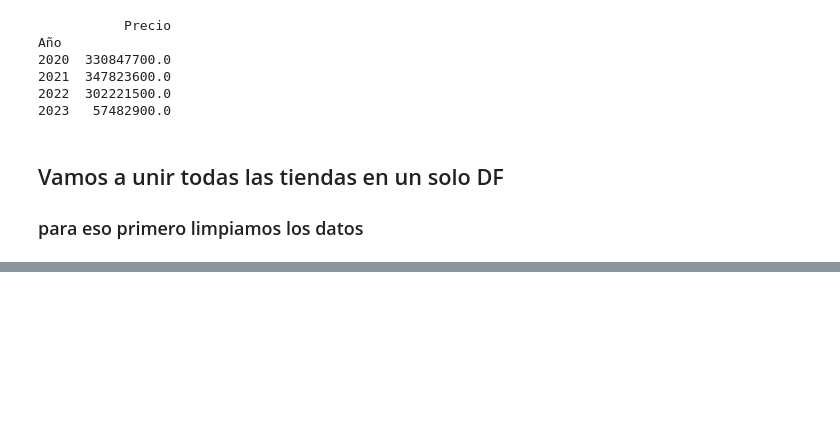
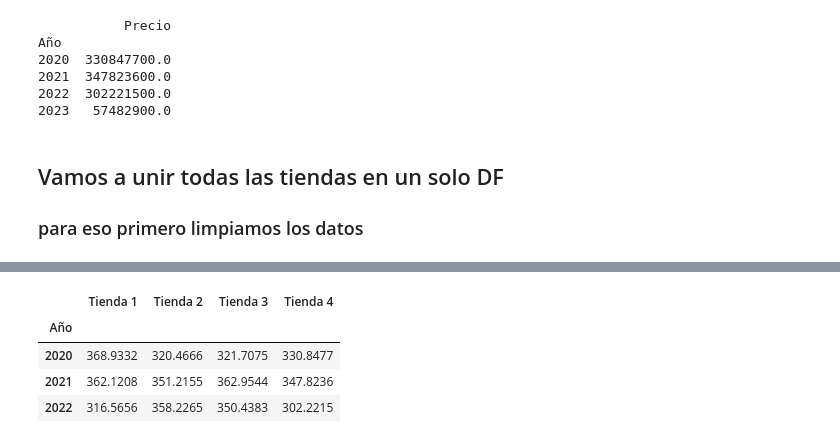
Before and after one commit to RientArlCroud/challenge2-an-lisis-de-datos, a Jupyter notebook: AluraStoreLatam.ipynb, the cells around one changed output, grey strips where cells are left out. Saved outputs shown, nothing was run; the diff lists cells and outputs as text; code cells hidden in the pictures; blank space fills up the shorter version.

```diff
--- a/AluraStoreLatam.ipynb
+++ b/AluraStoreLatam.ipynb
@@ -367,0 +394,9 @@ ventas_tiendas
+# %%
+ventas_millones = ventas_tiendas / 1000000
+ventas_millones
+# %% [output]
+|  | Tienda 1 | Tienda 2 | Tienda 3 | Tienda 4 |
+| Año |  |  |  |  |
+| 2020 | 368.9332 | 320.4666 | 321.7075 | 330.8477 |
+| 2021 | 362.1208 | 351.2155 | 362.9544 | 347.8236 |
+| 2022 | 316.5656 | 358.2265 | 350.4383 | 302.2215 |
```
Also changed, not shown: parts of 4 cells of this notebook.
